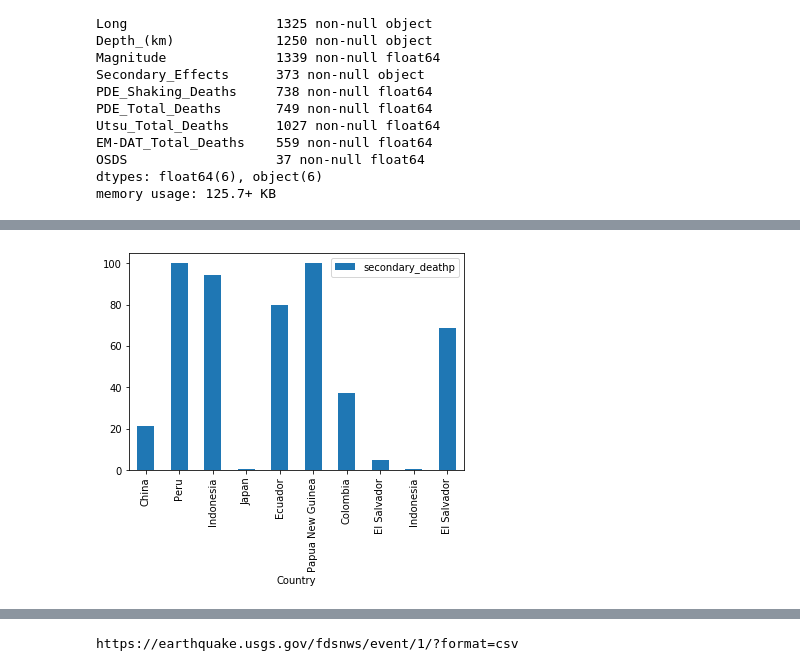
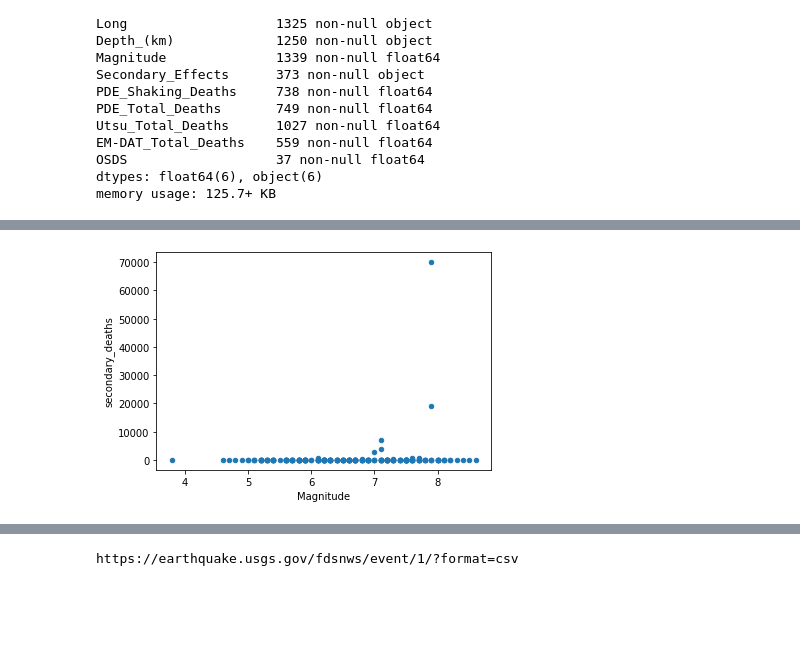
Before and after one commit to Barrett-Rogers/dq3-earthquakes-porcupines, a Jupyter notebook: Earthquake_Anamika.ipynb, the cells around one changed output, grey strips where cells are left out. Cells and saved outputs as stored; diff of their text form; code cells hidden in the pictures; blank space fills up the shorter version.

```diff
--- a/Earthquake_Anamika.ipynb
+++ b/Earthquake_Anamika.ipynb
@@ -486,12 +830,5 @@ See the caveats in the documentation: http://pandas.pydata.org/pandas-docs/stabl
-# %%
-# droppping null from secondary deaths
-secondary_effect=secondary_effect[secondary_effect['secondary_deaths'].notnull()]
-# %%
-#dropping null from secondary effect
-secondary_effect=secondary_effect[secondary_effect[ 'Secondary_Effects'].notnull()]
-# %%
-# selecting data where there is no 0 PDE Total Deaths
-secondary_effect=secondary_effect[secondary_effect['PDE_Total_Deaths']!=0]
 # %%
 #calculating secondary death percentage
-secondary_effect['secondary_deathp']=secondary_effect.apply(lambda row:percent_columns(row['PDE_Total_Deaths'],row['secondary_deaths']),axis=1)
+secondary_effect_death['secondary_deathp']=secondary_effect_death.apply(lambda row:percent_columns(row['PDE_Total_Deaths'],row['secondary_deaths']),axis=1).round()
+
+secondary_effect_death.head()
@@ -571,4 +867,4 @@ secondary_effect_ten.head()
 # %%
-secondary_effect_ten.plot(x='Country', y = 'secondary_deathp',  kind = 'bar');
+secondary_effect.plot(x='Magnitude', y = 'secondary_deaths',  kind = 'scatter');
 # %% [output]
-[figure, old version]
+[figure, new version]
```
Also changed, not shown: parts of 68 cells of this notebook.
